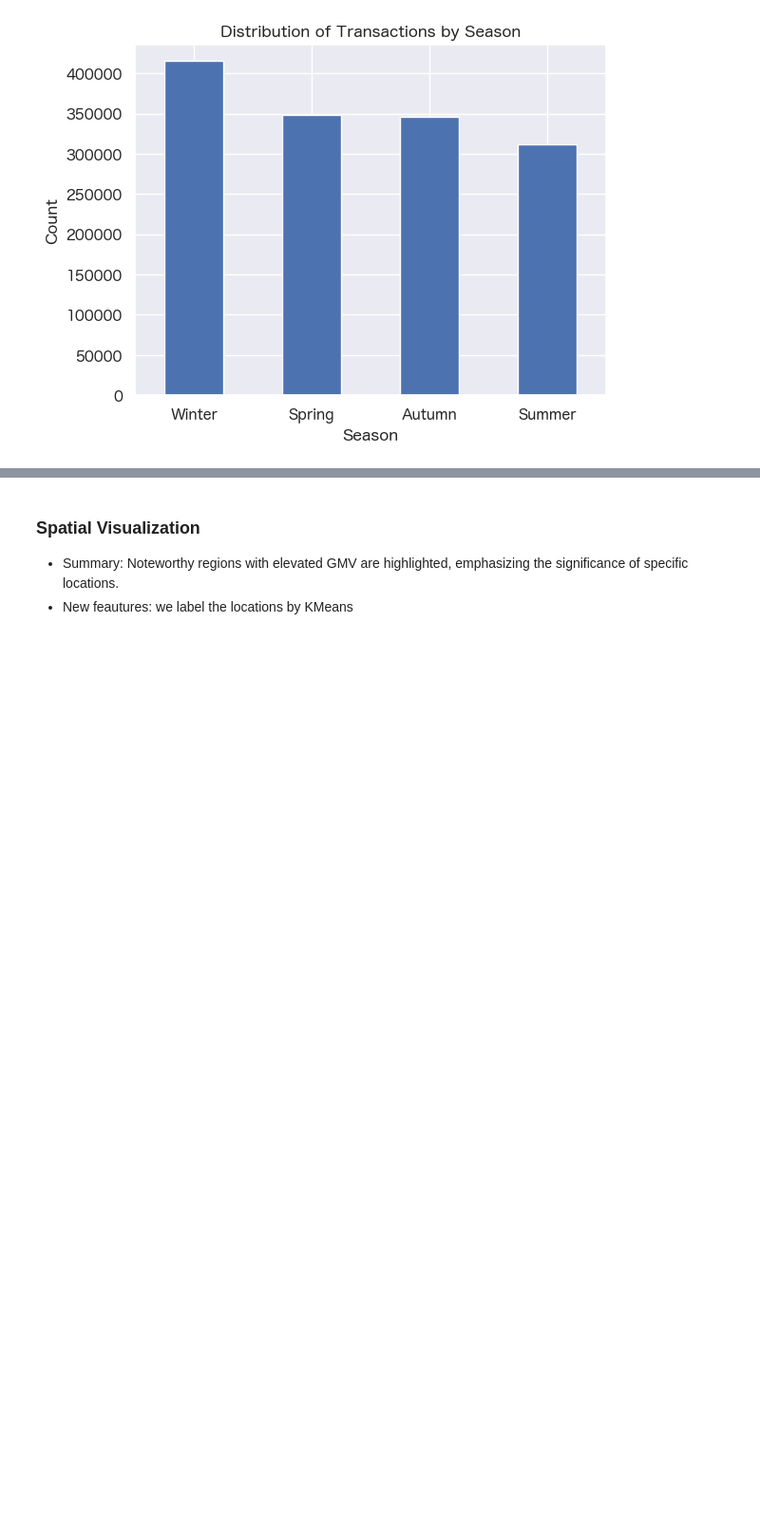
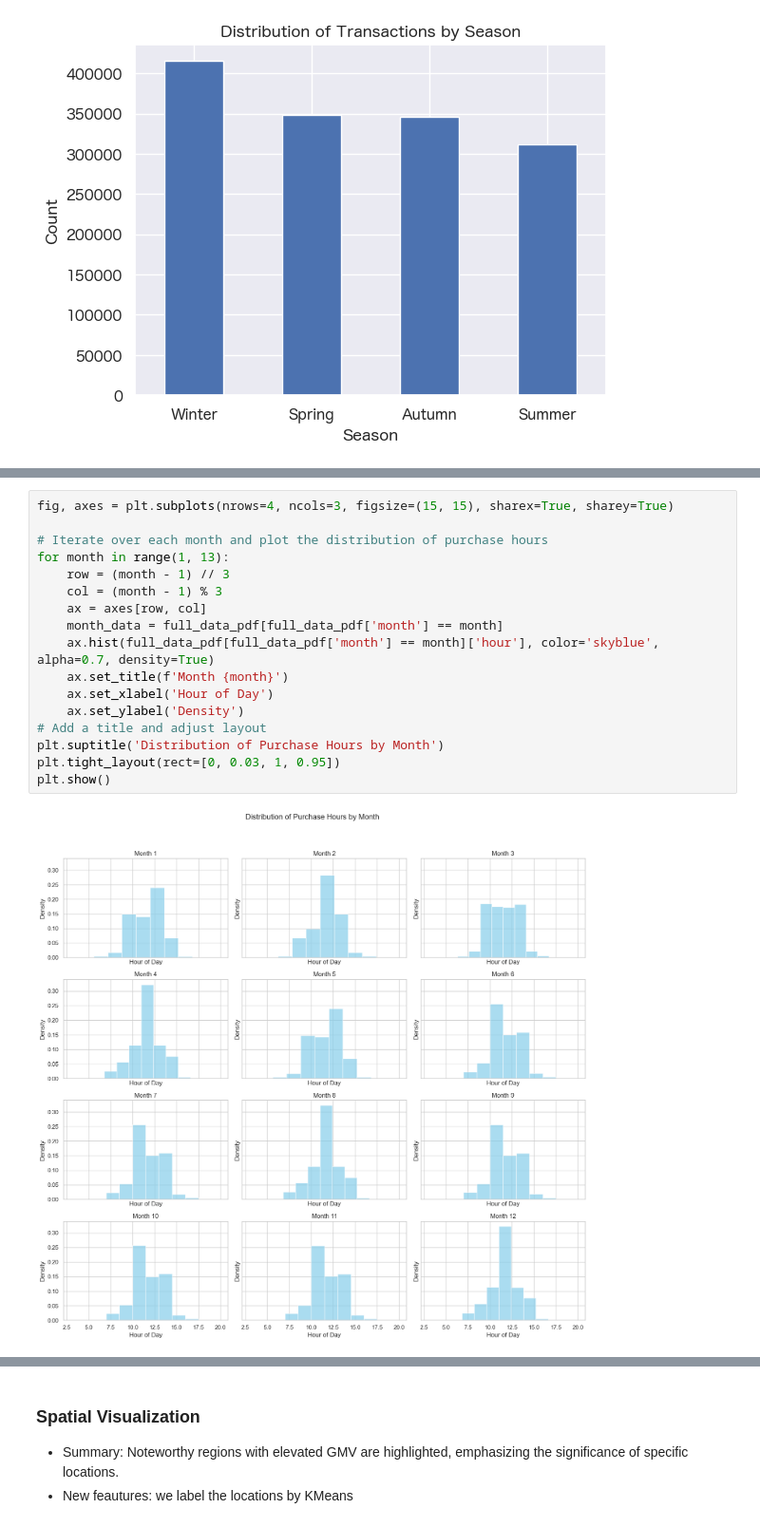
Before and after one commit to egpivo/gmv-forecaster, a Jupyter notebook: notebooks/exploratory_data_analysis.ipynb, the cells around one changed output, grey strips where cells are left out. Shown at 95% size. Saved outputs shown, nothing was run; the diff lists cells and outputs as text; blank space fills up the shorter version.

```diff
--- a/notebooks/exploratory_data_analysis.ipynb
+++ b/notebooks/exploratory_data_analysis.ipynb
@@ -343,0 +415,19 @@ plt.show()
+# %%
+fig, axes = plt.subplots(nrows=4, ncols=3, figsize=(15, 15), sharex=True, sharey=True)
+
+# Iterate over each month and plot the distribution of purchase hours
+for month in range(1, 13):
+    row = (month - 1) // 3
+    col = (month - 1) % 3
+    ax = axes[row, col]
+    month_data = full_data_pdf[full_data_pdf['month'] == month]
+    ax.hist(full_data_pdf[full_data_pdf['month'] == month]['hour'], color='skyblue', alpha=0.7, density=True)
+    ax.set_title(f'Month {month}')
+    ax.set_xlabel('Hour of Day')
+    ax.set_ylabel('Density')
+# Add a title and adjust layout
+plt.suptitle('Distribution of Purchase Hours by Month')
+plt.tight_layout(rect=[0, 0.03, 1, 0.95])
+plt.show()
+# %% [output]
+[figure, added]
```
Also changed, not shown: parts of 18 cells of this notebook, 4 other files.
